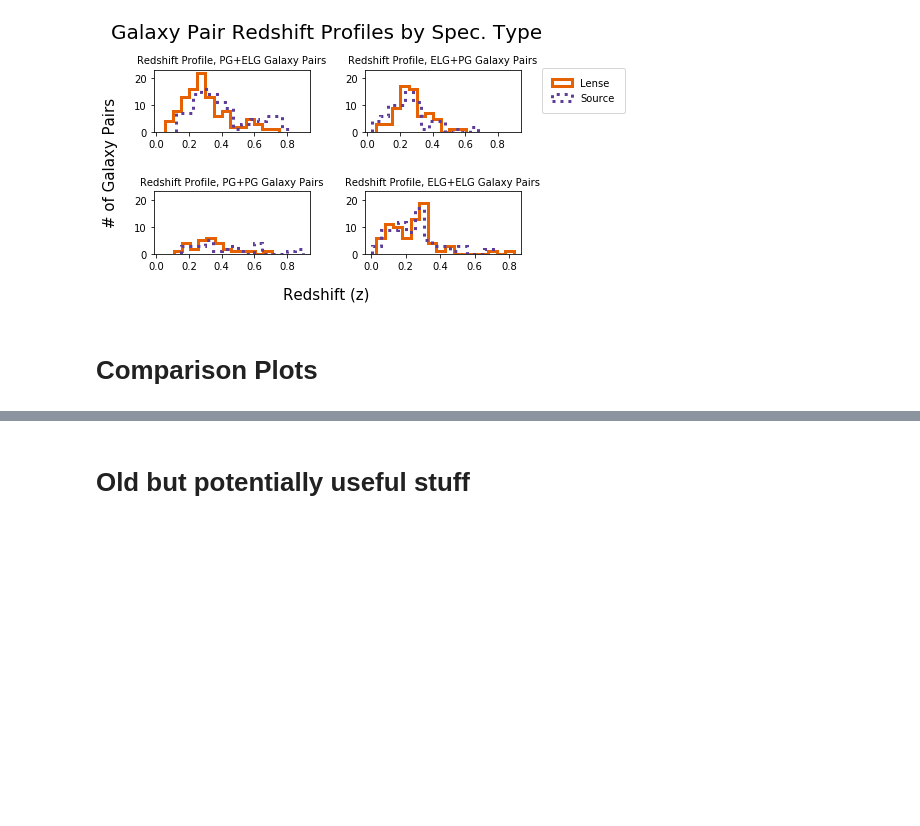
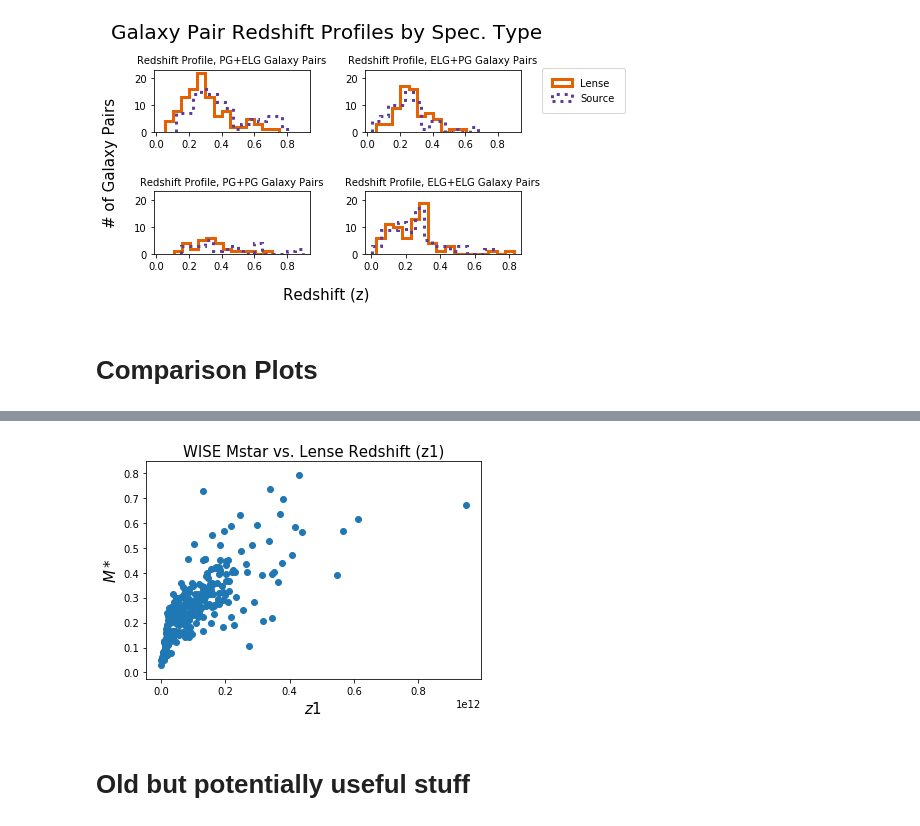
Before and after one commit to beckysteele/python_playground, a Jupyter notebook: strong_lensing_research/Research Plots (Becky).ipynb, the cells around one changed output, grey strips where cells are left out. Drawn from its saved outputs; the diff is of its cells as text; code cells hidden in the pictures; blank space fills up the shorter version.

```diff
--- a/strong_lensing_research/Research Plots (Becky).ipynb
+++ b/strong_lensing_research/Research Plots (Becky).ipynb
@@ -483,3 +500,14 @@ p = plt.text(13.4, 16.35, 'Mean magnitude difference: %d percent' %meanDiff, sty
+# %%
+#------------------------------------------------------
+# Plot Mstar vs. z1
+#------------------------------------------------------
+plt.title("WISE Mstar vs. Lense Redshift (z1)",fontsize=15)
+plt.scatter((Mstar_all_pairs),(z1_all_pairs))
+plt.ylabel(r'$M*$', fontsize=15)
+plt.xlabel(r'$z1$', fontsize=15)
+plt.show()
+# %% [output]
+[figure, added]
 # %% [markdown]
 # Old but potentially useful stuff
 # %%
```
Also changed, not shown: parts of 4 cells of this notebook, 1 other file.
